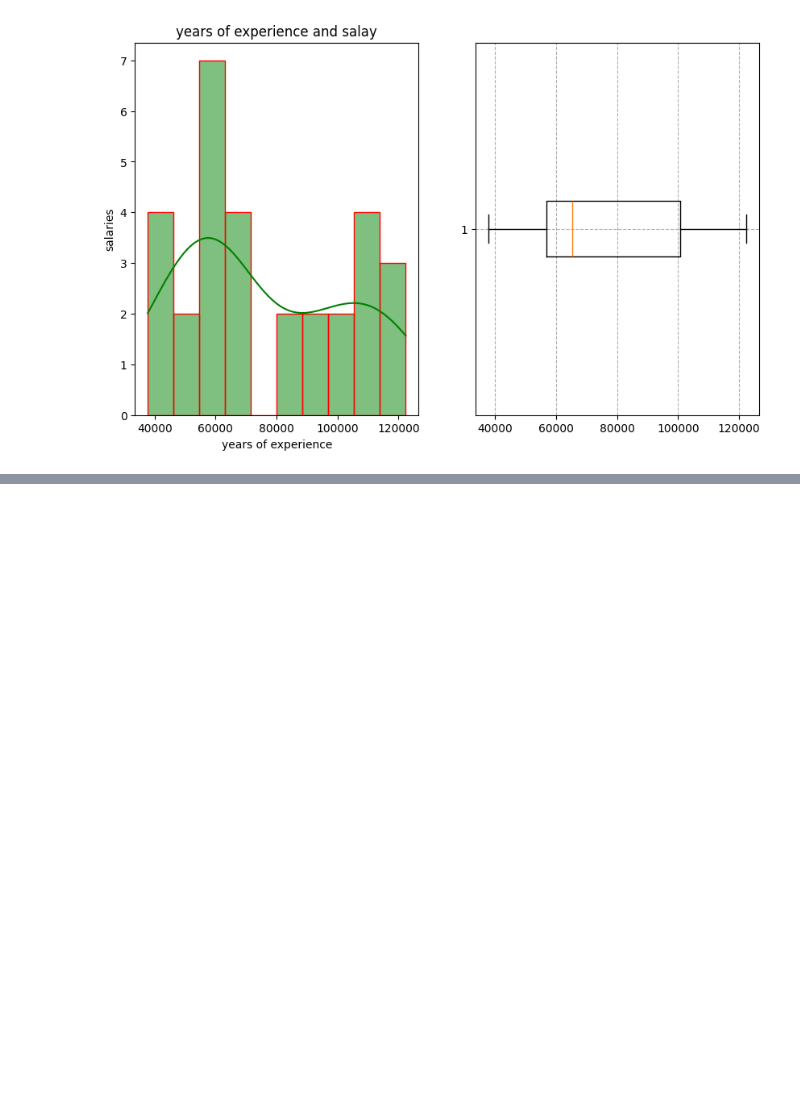
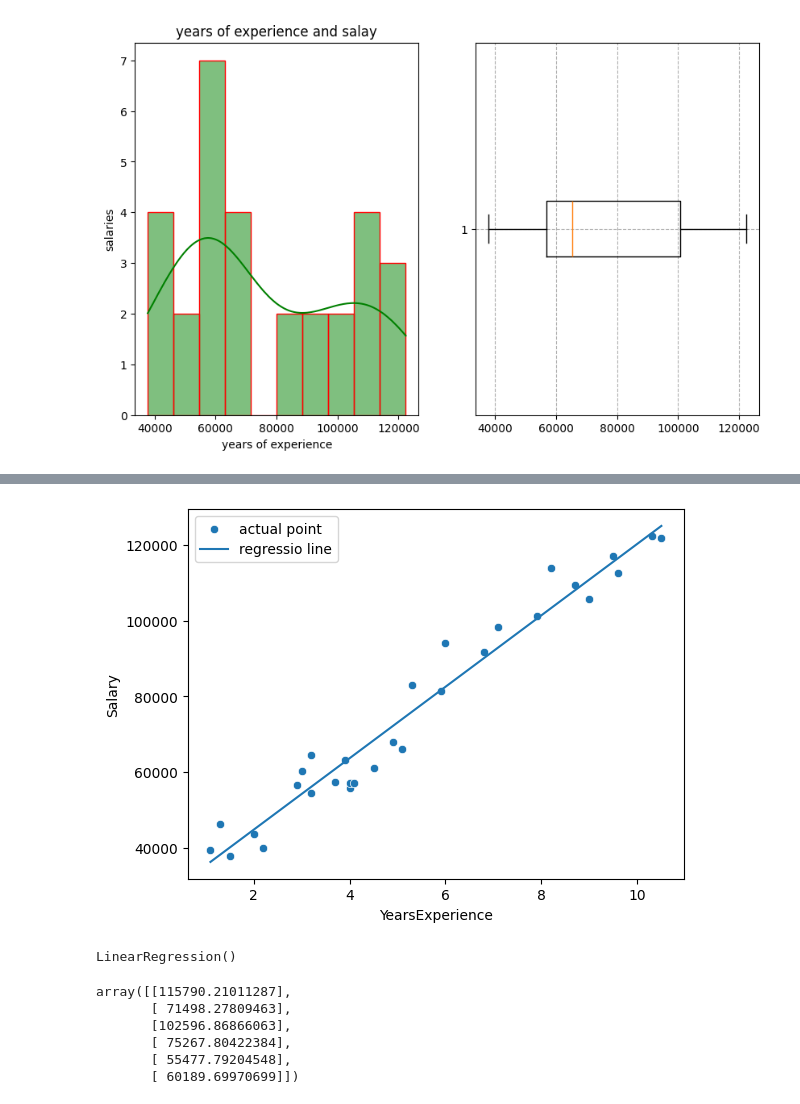
Before and after one commit to rakshume/Machine-Learning, a Jupyter notebook: salary_data/salaries.ipynb, the cells around one changed output, grey strips where cells are left out. Saved outputs shown, nothing was run; the diff lists cells and outputs as text; code cells hidden in the pictures; blank space fills up the shorter version.

```diff
--- a/salary_data/salaries.ipynb
+++ b/salary_data/salaries.ipynb
@@ -94 +95,7 @@ sns.heatmap(corr,annot=True,cmap='Oranges')
 [figure]
+# %%
+X =  df[['YearsExperience']]
+y = df[['Salary']]
+# %%
+X = sm.add_constant(x)
+X
@@ -94,0 +120,2 @@ sns.heatmap(corr,annot=True,cmap='Oranges')
+# %%
+model = sm.OLS(y,X).fit()
@@ -94,0 +144,3 @@ sns.heatmap(corr,annot=True,cmap='Oranges')
+# %%
+y_pred = model.predict(X)
+y_pred
@@ -94,0 +165,7 @@ sns.heatmap(corr,annot=True,cmap='Oranges')
+# %%
+sns.scatterplot(data=df,x='YearsExperience',y='Salary',label='actual point')
+plt.plot(df['YearsExperience'],y_pred,label='regressio line')
+plt.legend()
+plt.show()
+# %% [output]
+[figure, added]
@@ -94,0 +174,15 @@ sns.heatmap(corr,annot=True,cmap='Oranges')
+# %%
+model=LinearRegression()
+model.fit(X_train,y_train)
+# %% [output]
+LinearRegression()
+# %%
+y_pred = model.predict(X_test)
+y_pred
+# %% [output]
+array([[115790.21011287],
+       [ 71498.27809463],
+       [102596.86866063],
+       [ 75267.80422384],
+       [ 55477.79204548],
+       [ 60189.69970699]])
```
Also changed, not shown: parts of 8 cells of this notebook.
